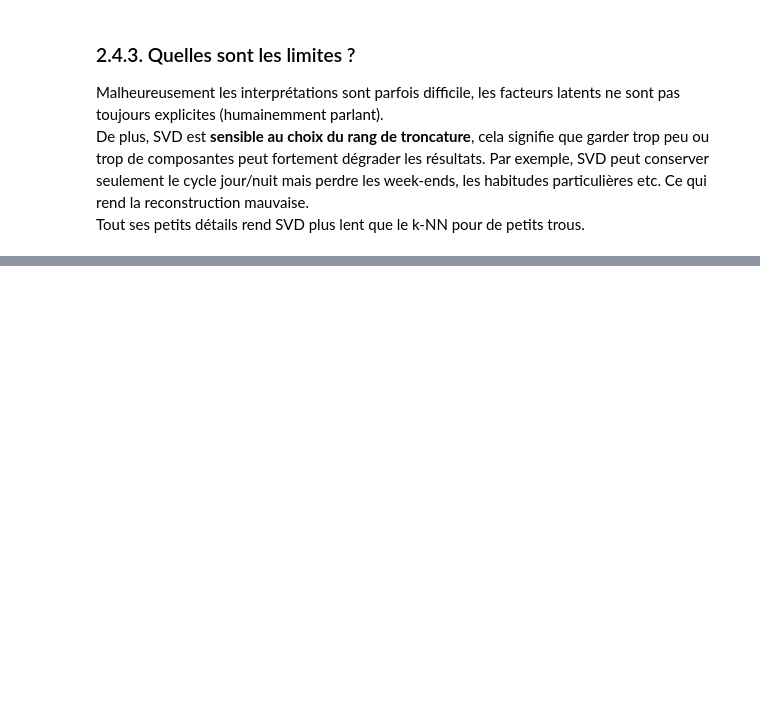
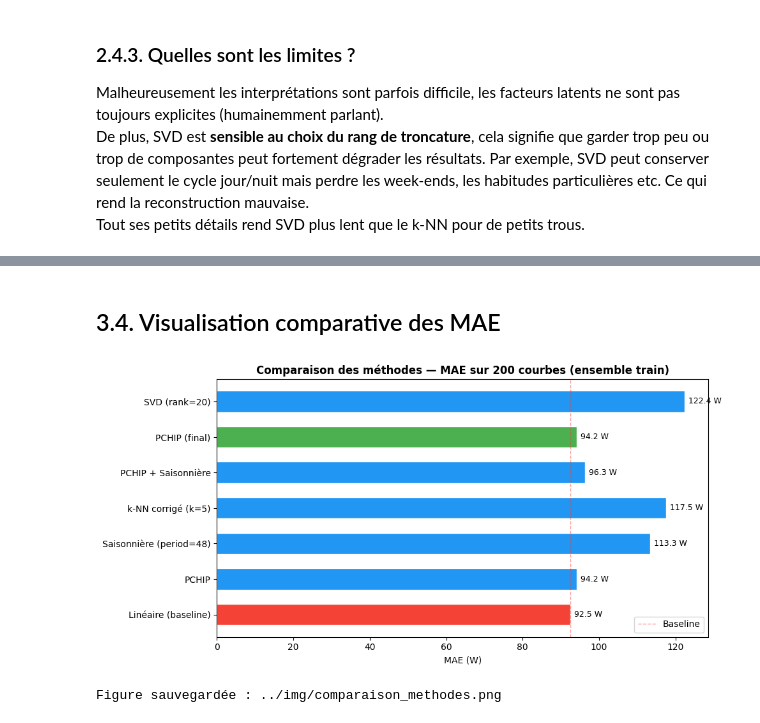
Before and after one commit to dempxl/ChallengeData-ENEDIS, a Jupyter notebook: notebook/notebook_LOGAN.ipynb, the cells around one changed output, grey strips where cells are left out. Drawn from its saved outputs; the diff is of its cells as text; code cells hidden in the pictures; blank space fills up the shorter version.

Commit message:
add(notebook_LOGAN.ipynb) : Grande avancée sur les méthodes, revoir certain résultats qui peuvent ne pas être opti

```diff
--- a/notebook/notebook_LOGAN.ipynb
+++ b/notebook/notebook_LOGAN.ipynb
@@ -625 +736,14 @@ Chaque méthode est optimal dans sa plage. En combinant, on ne sacrifie rien sur
+# %%
+def impute_final(holed_series):
+    """
+    Méthode finale retenue après exploration comparative :
+    interpolation PCHIP appliquée uniformément à tous les trous.
+
+    Justification :
+    - ~95% des trous font 1-3 pts → PCHIP est optimal sur cette catégorie
+    - Les trous longs sont trop rares pour justifier une logique hybride complexe
+    - PCHIP est plus performant que toutes les combinaisons hybrides testées
+      sur la MAE globale (dominée par les petits trous)
+    """
+    return impute_interpolation(holed_series, method='pchip')
 # %%
@@ -668,0 +859,9 @@ def impute_hybrid(holed_series, reference_df,
+# %%
+# Sous-échantillon pour l'évaluation rapide
+EVAL_COLS = holed_cols[:200]
+
+# Sous-DataFrames d'évaluation (noms distincts des variables globales)
+X_holed_eval  = X_holed[EVAL_COLS]
+y_train_eval  = y_train[EVAL_COLS]
+
+results = {}
@@ -668,0 +981,28 @@ def impute_hybrid(holed_series, reference_df,
+# %% [markdown]
+## 3.4. Visualisation comparative des MAE
+# %%
+fig, ax = plt.subplots(figsize=(10, 5))
+
+methods = list(results.keys())
+maes    = [results[m] for m in methods]
+colors  = ['#F44336' if m == 'Linéaire (baseline)' else '#2196F3' for m in methods]
+colors[methods.index('PCHIP (final)')] = '#4CAF50'  # vert pour la méthode recommandée
+
+bars = ax.barh(methods, maes, color=colors, edgecolor='white', height=0.6)
+
+# Annotations
+for bar, mae in zip(bars, maes):
+    ax.text(bar.get_width() + 1, bar.get_y() + bar.get_height() / 2,
+            f'{mae:.1f} W', va='center', fontsize=9)
+
+ax.set_xlabel('MAE (W)')
+ax.set_title('Comparaison des méthodes — MAE sur 200 courbes (ensemble train)', fontweight='bold')
+ax.axvline(results['Linéaire (baseline)'], color='#F44336', linestyle='--', linewidth=1, alpha=0.5, label='Baseline')
+ax.legend()
+plt.tight_layout()
+plt.savefig('../img/comparaison_methodes.png', dpi=150, bbox_inches='tight')
+plt.show()
+print("Figure sauvegardée : ../img/comparaison_methodes.png")
+# %% [output]
+[figure, added]
+Figure sauvegardée : ../img/comparaison_methodes.png
```
Also changed, not shown: parts of 41 cells of this notebook, 4 other files.
